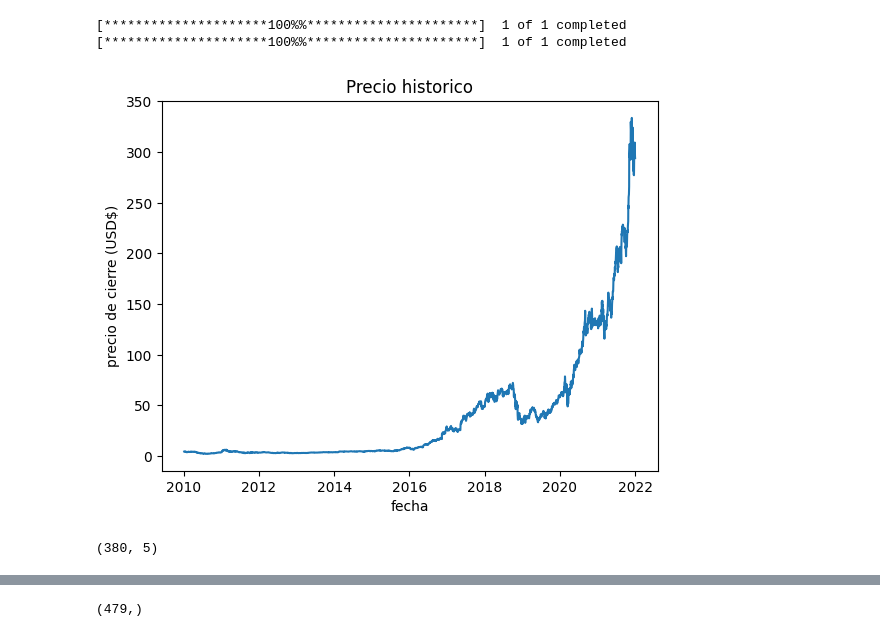
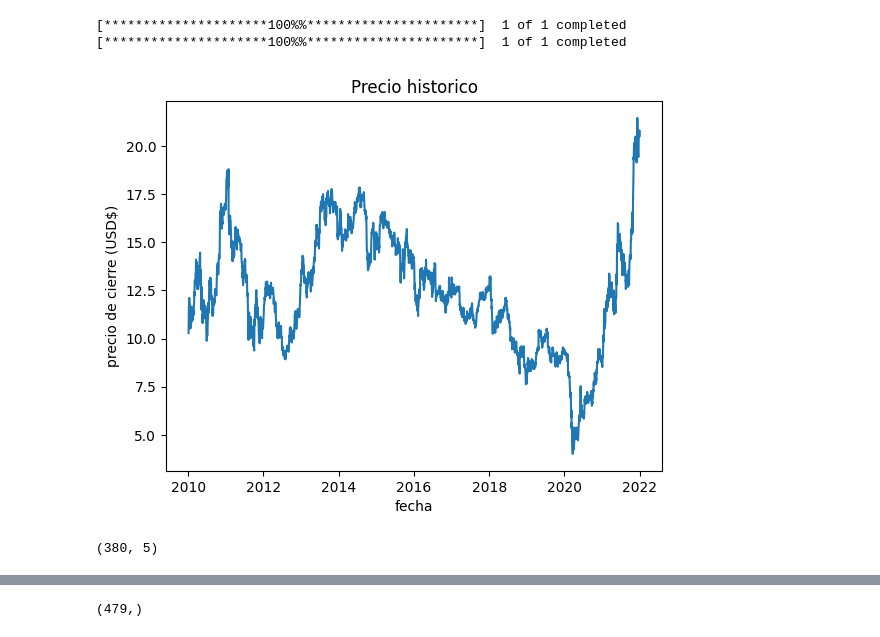
Before and after one commit to NahuelBarriga/IA2023, a Jupyter notebook: Redes Neuronales/TpFinal.ipynb, the cells around one changed output, grey strips where cells are left out. Drawn from its saved outputs; the diff is of its cells as text; code cells hidden in the pictures.

```diff
--- a/Redes Neuronales/TpFinal.ipynb
+++ b/Redes Neuronales/TpFinal.ipynb
@@ -19,7 +19,7 @@ np.set_printoptions(formatter={'float': lambda x: "{0:0.7f}".format(x)})
 # %%
 #var de testeo
 stride = 50
-simbolo = "NVDA"
+simbolo = "F"
 #conseguir la data
 #dfTrain = web.DataReader('SYP', 'stooq', dt.datetime(2020,1,1), dt.datetime(2023,1,1))
 dfTrain = yf.download(tickers= simbolo, start= dt.datetime(2010,1,1), end= dt.datetime(2022,1,1))
@@ -44,34 +44,34 @@ lenEMAS = 150
 dataTest['EMAS']=ta.ema(dataTest['Close'], length=lenEMAS-stride)
 
 dataTestAux = dataTest['Close'][:lenEMAS-1]
 dataTest.dropna(inplace=True)
 
 
 
 
 plt.title('Precio historico')
 plt.plot(grafData)
 plt.xlabel("fecha")
 plt.ylabel("precio de cierre (USD$)")
 # plt.axis((2020,2023,ma.floor(min(dataTrain.values)), ma.ceil(max(dataTrain.values))))
 plt.show()
 
 
 # print((dataTrain['Close'][0] - min(dataTrain['Close']))/(max(dataTrain['Close'])-min(dataTrain['Close'])))
 # print(dataTrain)
 
 dataTrain =dataTrain.values
 dataTest = dataTest.values
 
 
 # dataTrain = np.flip(dataTrain)
 # dataTest = np.flip(dataTest)
 
 print((dataTest.shape))
 # %% [output]
 [*********************100%%**********************]  1 of 1 completed
 [*********************100%%**********************]  1 of 1 completed
-[figure, old version]
+[figure, new version]
 (380, 5)
 # %%
 #normalizar la data
```
Also changed, not shown: parts of 9 cells of this notebook.
